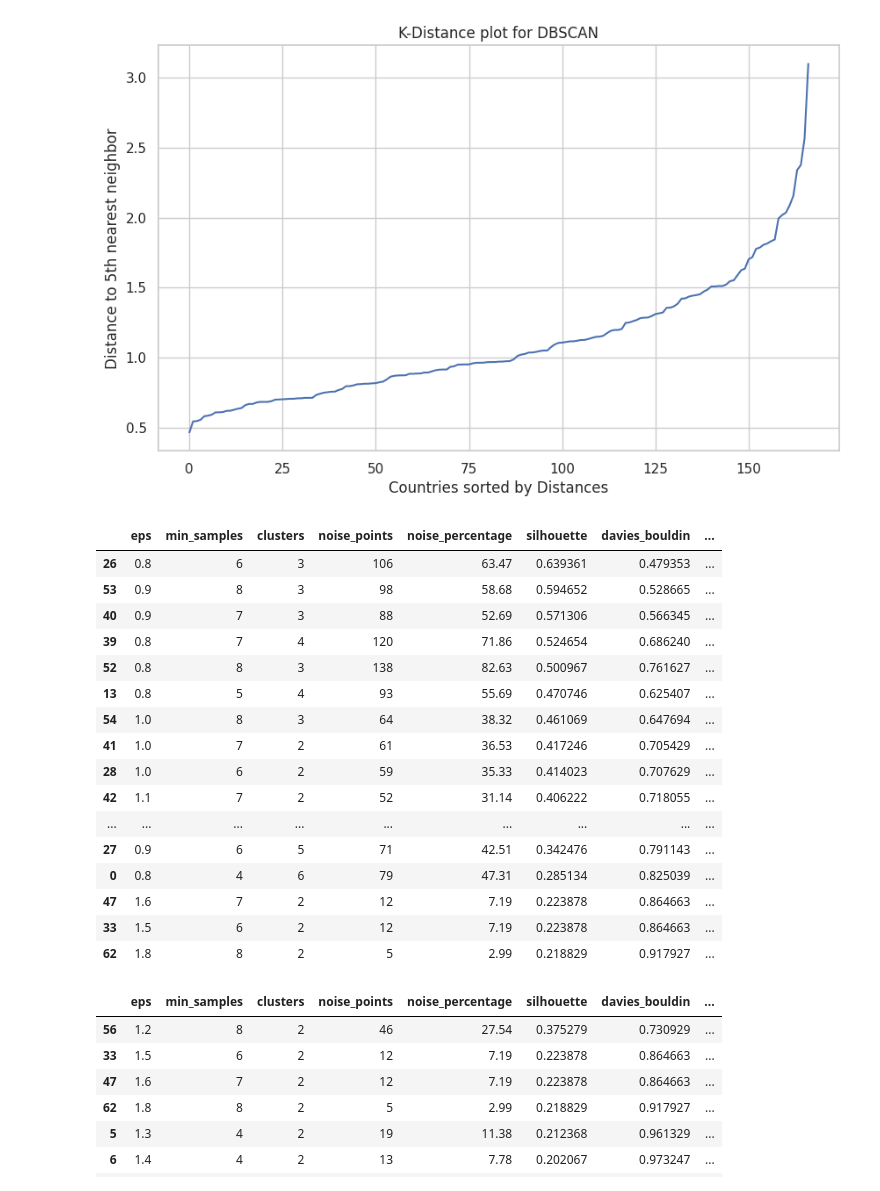
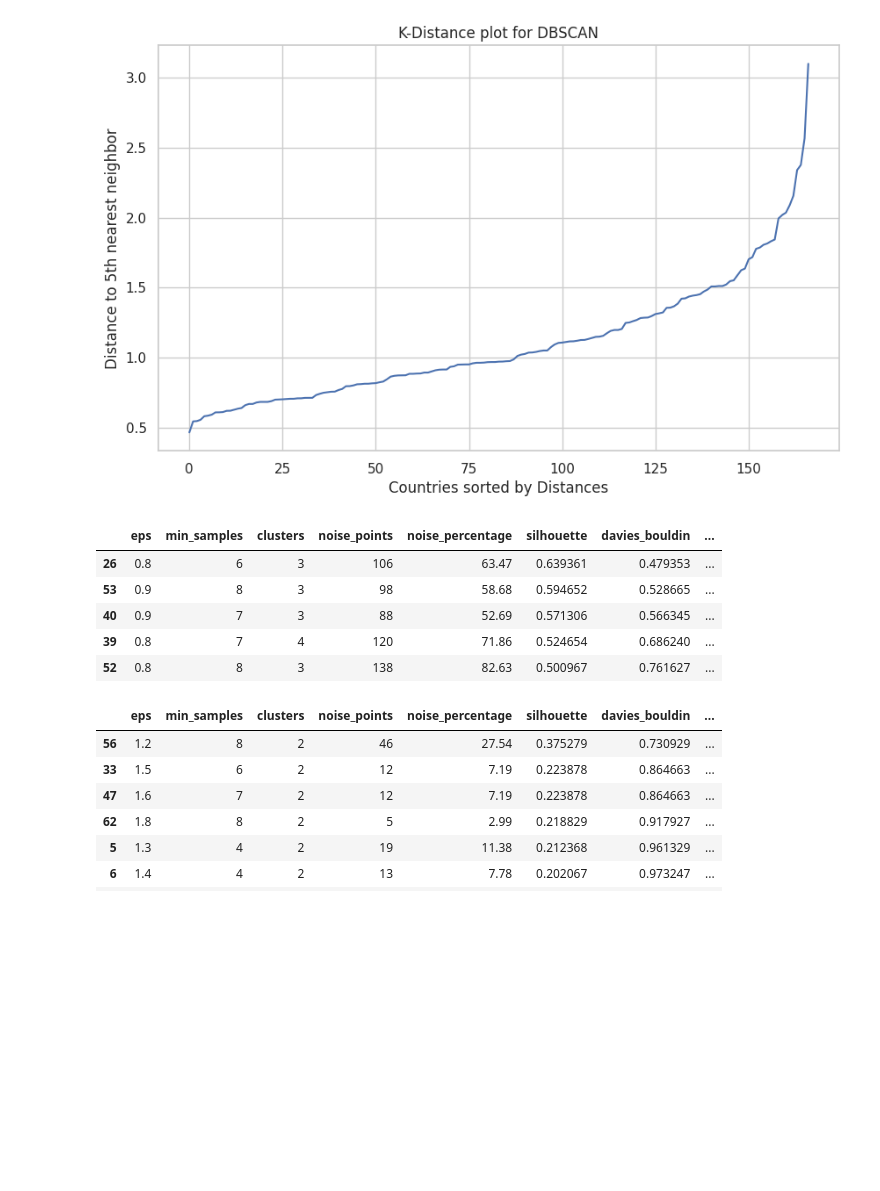
Before and after one commit to krishnasaijoga/ScalerCaseStudies, a Jupyter notebook: UncoveringHiddenCountrySegmentsCS.ipynb, the cells around one changed output. Saved outputs shown, nothing was run; the diff lists cells and outputs as text; code cells hidden in the pictures; blank space fills up the shorter version.

```diff
--- a/UncoveringHiddenCountrySegmentsCS.ipynb
+++ b/UncoveringHiddenCountrySegmentsCS.ipynb
@@ -1163,45 +1076,34 @@ for min_samples_value in min_samples_values:
     n_clusters=len(set(labels))-(1 if -1 in labels else 0)
     n_noise=np.sum(labels==-1)
 
     if n_clusters>=2 and len(set(non_noise_labels))>=2:
       sil=silhouette_score(non_noise_data,non_noise_labels)
       dbi=davies_bouldin_score(non_noise_data,non_noise_labels)
       chi=calinski_harabasz_score(non_noise_data,non_noise_labels)
     else:
       sil=np.nan
       dbi=np.nan
       chi=np.nan
     dbscan_results.append({
         'eps':round(eps_value,2),
         'min_samples':min_samples_value,
         'clusters':n_clusters,
         'noise_points':n_noise,
         'noise_percentage':round(n_noise/len(X_cluster)*100,2),
         'silhouette':sil,
         'davies_bouldin':dbi,
         'calisnki_harabasz':chi
     })
 dbscan_results_df=pd.DataFrame(dbscan_results)
 
-dbscan_results_df.sort_values(by='silhouette',ascending=False).head(20)
+dbscan_results_df.sort_values(by='silhouette',ascending=False).head(5)
 # %% [output]
 |  | eps | min_samples | clusters | noise_points | noise_percentage | silhouette | davies_bouldin | ... |
 | 26 | 0.8 | 6 | 3 | 106 | 63.47 | 0.639361 | 0.479353 | ... |
 | 53 | 0.9 | 8 | 3 | 98 | 58.68 | 0.594652 | 0.528665 | ... |
 | 40 | 0.9 | 7 | 3 | 88 | 52.69 | 0.571306 | 0.566345 | ... |
 | 39 | 0.8 | 7 | 4 | 120 | 71.86 | 0.524654 | 0.686240 | ... |
 | 52 | 0.8 | 8 | 3 | 138 | 82.63 | 0.500967 | 0.761627 | ... |
-| 13 | 0.8 | 5 | 4 | 93 | 55.69 | 0.470746 | 0.625407 | ... |
-| 54 | 1.0 | 8 | 3 | 64 | 38.32 | 0.461069 | 0.647694 | ... |
-| 41 | 1.0 | 7 | 2 | 61 | 36.53 | 0.417246 | 0.705429 | ... |
-| 28 | 1.0 | 6 | 2 | 59 | 35.33 | 0.414023 | 0.707629 | ... |
-| 42 | 1.1 | 7 | 2 | 52 | 31.14 | 0.406222 | 0.718055 | ... |
-| ... | ... | ... | ... | ... | ... | ... | ... | ... |
-| 27 | 0.9 | 6 | 5 | 71 | 42.51 | 0.342476 | 0.791143 | ... |
-| 0 | 0.8 | 4 | 6 | 79 | 47.31 | 0.285134 | 0.825039 | ... |
-| 47 | 1.6 | 7 | 2 | 12 | 7.19 | 0.223878 | 0.864663 | ... |
-| 33 | 1.5 | 6 | 2 | 12 | 7.19 | 0.223878 | 0.864663 | ... |
-| 62 | 1.8 | 8 | 2 | 5 | 2.99 | 0.218829 | 0.917927 | ... |
 # %%
 practical_dbscan_results = dbscan_results_df[
     (dbscan_results_df['clusters'] >= 2) &
```
Also changed, not shown: parts of 6 cells of this notebook.
